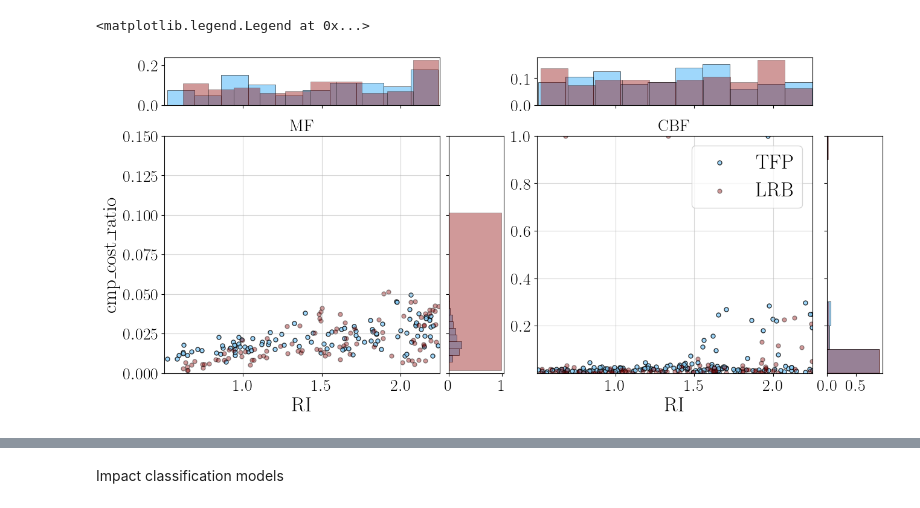
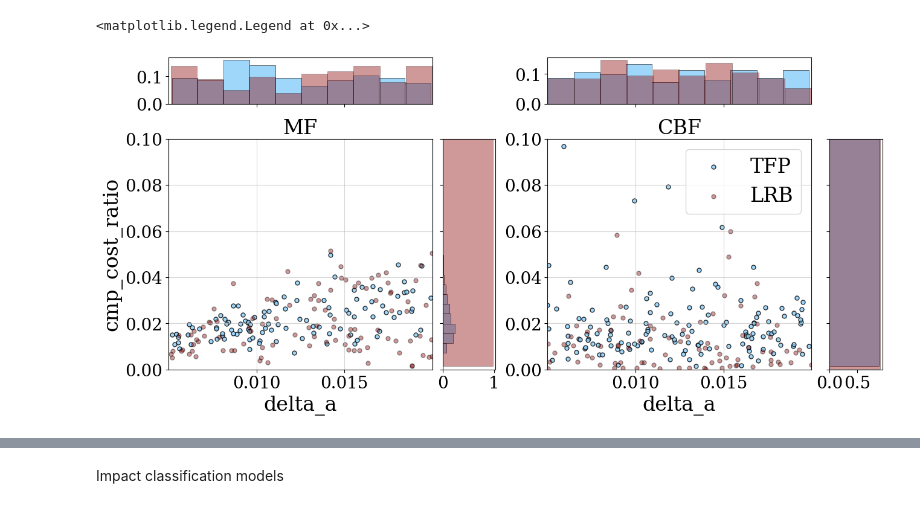
Before and after one commit to hgp297/isol-sys-database, a Jupyter notebook: src/analyses/allowable_drift.ipynb, the cells around one changed output, grey strips where cells are left out. Saved outputs shown, nothing was run; the diff lists cells and outputs as text; code cells hidden in the pictures.

Commit message:
data exploration

```diff
--- a/src/analyses/allowable_drift.ipynb
+++ b/src/analyses/allowable_drift.ipynb
@@ -31,6 +36,7 @@ Then, change the following directories to match yours:
 # %%
+# path management and package import
 
-# this is to ensure that doe.py is recognized
+# this is to ensure that the .py files are recognized
 import sys
 sys.path.insert(1, '../')
 
@@ -40,6 +46,10 @@ sys.path.insert(1, '../')
 path_to_loss_file = '../../data/loss/structural_db_drift_allow_loss.pickle'
 path_to_max_file = '../../data/loss/structural_db_drift_allow_max_loss.pickle'
 
+# also change this to point to the directory with the brace database
+# (should be ../data/, I think)
+path_to_braceShapes = '../../resource/'
+###################################################################################
 
 # import packages
 import pandas as pd
@@ -47,6 +57,7 @@ import numpy as np
 import matplotlib.pyplot as plt
 import matplotlib as mpl
 from doe import GP
+import inverse as inv
 
 import warnings
 warnings.filterwarnings("ignore", category=DeprecationWarning)
@@ -292,0 +72,4 @@ Index(['superstructure_system', 'isolator_system', 'num_frames', 'S_1', 'T_m',
+# %%
+main_obj = pd.read_pickle(path_to_loss_file)
+max_obj = pd.read_pickle(path_to_max_file)
+df = inv.preprocess_data(main_obj, max_obj, db_string=path_to_braceShapes)
@@ -323,5 +163,20 @@ df_cbf_lrb_o = df_cbf_lrb[df_cbf_lrb['impacted'] == 0]
 # %%
 #%%
+
+###################### YOUR CODE HERE #############################################
+# choose your x and y variables. These are column names of df
+xvar = 'delta_a'
+yvar = 'cmp_cost_ratio'
+
+# dataset used for each plot. you can change these to change the content of the scatter.
+left_points_blue = df_mf_tfp_o.copy()
+left_points_red = df_mf_lrb_o.copy()
+right_points_blue = df_cbf_tfp_o.copy()
+right_points_red = df_cbf_lrb_o.copy()
+
+# you might have to change the y-limits of the plots to see meaningful trends
+# ax.set_ylim([0, 0.15])
+###################################################################################
 
 def scatter_hist(x, y, c, alpha, ax, ax_histx, ax_histy, label=None):
     # no labels
@@ -343,19 +198,13 @@ def scatter_hist(x, y, c, alpha, ax, ax_histx, ax_histy, label=None):
                   facecolor = c, edgecolor='black', linewidth=0.5)
 
 
-xvar = 'RI'
-yvar = 'cmp_cost_ratio'
-
-df_a1 = df_mf[df_mf['S_1'] > 1.1]
-df_a2 = df_cbf[df_cbf['S_1'] > 1.1]
-
-# TODO: simpler scatter
 plt.rcParams["font.family"] = "serif"
 plt.rcParams["mathtext.fontset"] = "dejavuserif"
 axis_font = 24
 subt_font = 22
 import matplotlib as mpl
 label_size = 20
+title_font = 24
 mpl.rcParams['xtick.labelsize'] = label_size
 mpl.rcParams['ytick.labelsize'] = label_size
 
@@ -378,38 +227,39 @@ ax_histx = fig.add_subplot(gs[0, 0], sharex=ax)
 ax_histy = fig.add_subplot(gs[1, 1], sharey=ax)
 
 # Draw the scatter plot and marginals.
-scatter_hist(df_mf_tfp_o[xvar], df_mf_tfp_o[yvar], 'lightskyblue', 0.8, ax, ax_histx, ax_histy,
+scatter_hist(left_points_blue[xvar], left_points_blue[yvar], 'lightskyblue', 0.8, ax, ax_histx, ax_histy,
              label='TFP')
-scatter_hist(df_mf_lrb_o[xvar], df_mf_lrb_o[yvar], 'darkred', 0.4, ax, ax_histx, ax_histy,
+scatter_hist(left_points_red[xvar], left_points_red[yvar], 'darkred', 0.4, ax, ax_histx, ax_histy,
              label='LRB')
 # ax.legend(fontsize=axis_font)
 
 ax.set_title(r'MF', fontsize=title_font)
 
 ax.set_xlabel(xvar, fontsize=axis_font)
 ax.set_ylabel(yvar, fontsize=axis_font)
 ax.set_xlim([df[xvar].min(), df[xvar].max()])
 # ax.set_ylim([df[yvar].min(), df[yvar].max()])
-ax.set_ylim([0, 0.15])
+ax.set_ylim([0, 0.1])
 
 ax = fig.add_subplot(gs[1, 2])
 ax_histx = fig.add_subplot(gs[0, 2], sharex=ax)
 ax_histy = fig.add_subplot(gs[1, 3], sharey=ax)
 
 # Draw the scatter plot and marginals.
 
-scatter_hist(df_cbf_tfp_o[xvar], df_cbf_tfp_o[yvar], 'lightskyblue', 0.8, ax, ax_histx, ax_histy,
+scatter_hist(right_points_blue[xvar], right_points_blue[yvar], 'lightskyblue', 0.8, ax, ax_histx, ax_histy,
               label='TFP')
-scatter_hist(df_cbf_lrb_o[xvar], df_cbf_lrb_o[yvar], 'darkred', 0.4, ax, ax_histx, ax_histy,
+scatter_hist(right_points_red[xvar], right_points_red[yvar], 'darkred', 0.4, ax, ax_histx, ax_histy,
               label='LRB')
 
 ax.set_xlim([df[xvar].min(), df[xvar].max()])
-ax.set_ylim([df[yvar].min(), df[yvar].max()])
+# ax.set_ylim([df[yvar].min(), df[yvar].max()])
+ax.set_ylim([0, 0.1])
 
 ax.set_title(r'CBF', fontsize=title_font)
 ax.set_xlabel(xvar, fontsize=axis_font)
 
 ax.legend(fontsize=axis_font)
 # %% [output]
 <matplotlib.legend.Legend at 0x...>
-[figure, old version]
+[figure, new version]
```
Also changed, not shown: parts of 18 cells of this notebook, 2 other files.
